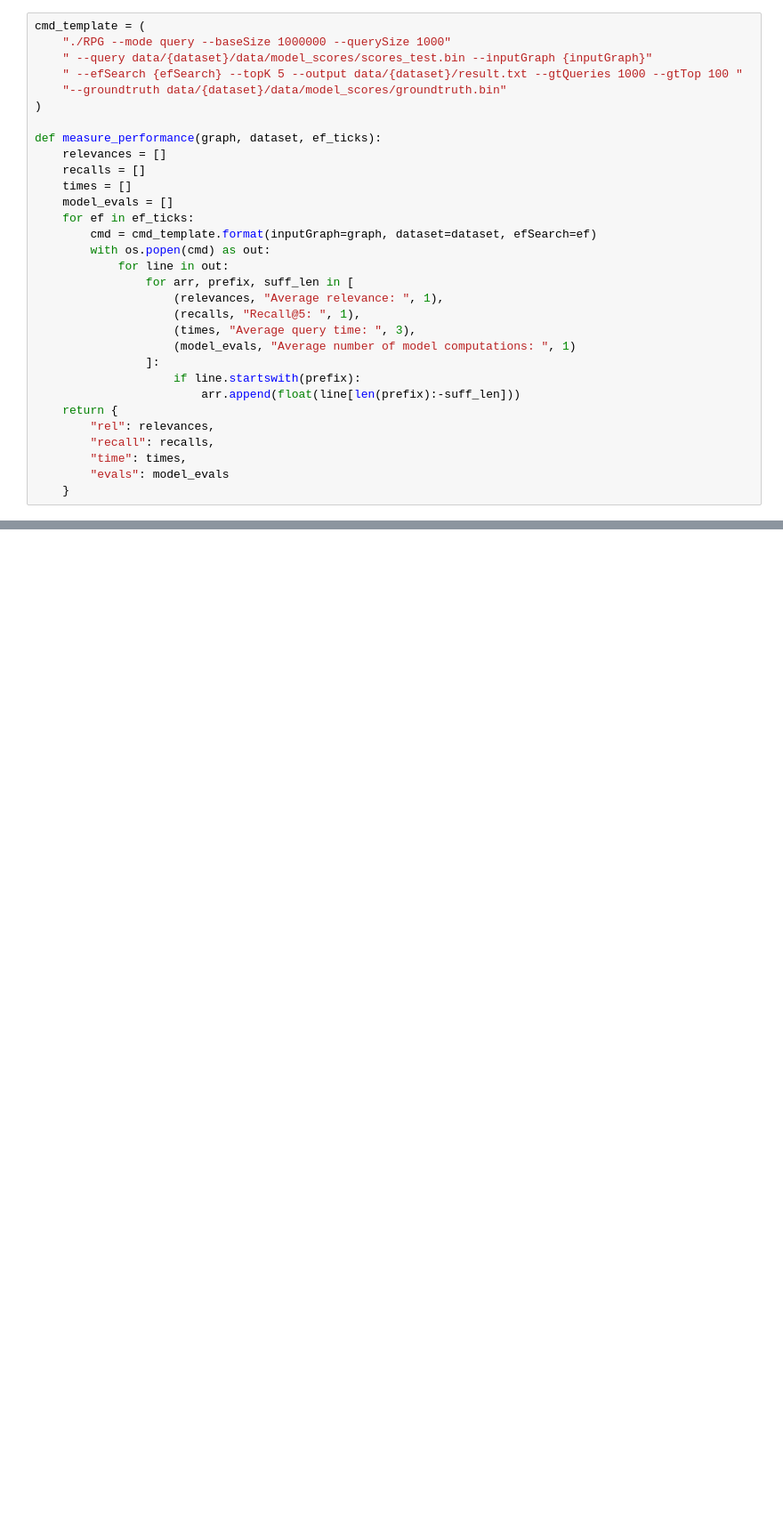
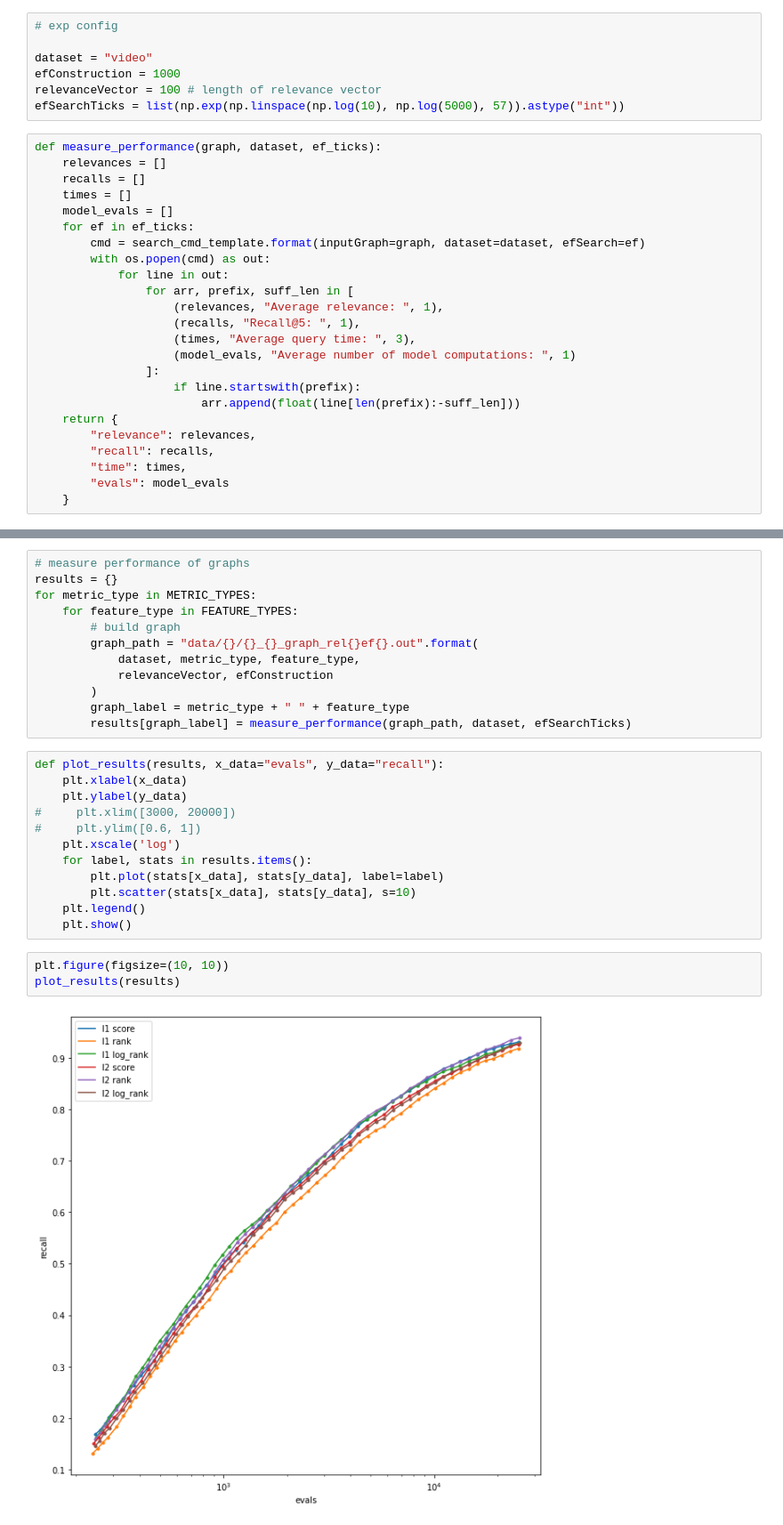
Before and after one commit to Andrew-Angrew/rpg, a Jupyter notebook: gather_results.ipynb, the cells around one changed output, grey strips where cells are left out. Shown at 89% size. Cells and saved outputs as stored; diff of their text form; blank space fills up the shorter version.

Commit message:
update result gatherer

```diff
--- a/gather_results.ipynb
+++ b/gather_results.ipynb
@@ -11,18 +25,18 @@ l2_graph_video = "data/video/l2_graph_rel100_ef100.out"
+# %%
+# exp config
+
+dataset = "video"
+efConstruction = 1000
+relevanceVector = 100 # length of relevance vector
+efSearchTicks = list(np.exp(np.linspace(np.log(10), np.log(5000), 57)).astype("int"))
 # %%
-cmd_template = (
-    "./RPG --mode query --baseSize 1000000 --querySize 1000"
-    " --query data/{dataset}/data/model_scores/scores_test.bin --inputGraph {inputGraph}"
-    " --efSearch {efSearch} --topK 5 --output data/{dataset}/result.txt --gtQueries 1000 --gtTop 100 "
-    "--groundtruth data/{dataset}/data/model_scores/groundtruth.bin"
-)
-
 def measure_performance(graph, dataset, ef_ticks):
     relevances = []
     recalls = []
     times = []
     model_evals = []
     for ef in ef_ticks:
-        cmd = cmd_template.format(inputGraph=graph, dataset=dataset, efSearch=ef)
+        cmd = search_cmd_template.format(inputGraph=graph, dataset=dataset, efSearch=ef)
         with os.popen(cmd) as out:
             for line in out:
                 for arr, prefix, suff_len in [
@@ -34,7 +48,7 @@ def measure_performance(graph, dataset, ef_ticks):
                     if line.startswith(prefix):
                         arr.append(float(line[len(prefix):-suff_len]))
     return {
-        "rel": relevances,
+        "relevance": relevances,
         "recall": recalls,
         "time": times,
         "evals": model_evals
@@ -52,0 +96,29 @@ plt.show()
+# %%
+# measure performance of graphs
+results = {}
+for metric_type in METRIC_TYPES:
+    for feature_type in FEATURE_TYPES:
+        # build graph
+        graph_path = "data/{}/{}_{}_graph_rel{}ef{}.out".format(
+            dataset, metric_type, feature_type,
+            relevanceVector, efConstruction
+        )
+        graph_label = metric_type + " " + feature_type
+        results[graph_label] = measure_performance(graph_path, dataset, efSearchTicks)
+# %%
+def plot_results(results, x_data="evals", y_data="recall"):
+    plt.xlabel(x_data)
+    plt.ylabel(y_data)
+#     plt.xlim([3000, 20000])
+#     plt.ylim([0.6, 1])
+    plt.xscale('log')
+    for label, stats in results.items():
+        plt.plot(stats[x_data], stats[y_data], label=label)
+        plt.scatter(stats[x_data], stats[y_data], s=10)
+    plt.legend()
+    plt.show()
+# %%
+plt.figure(figsize=(10, 10))
+plot_results(results)
+# %% [output]
+[figure, added]
```
Also changed, not shown: parts of 7 cells of this notebook.
